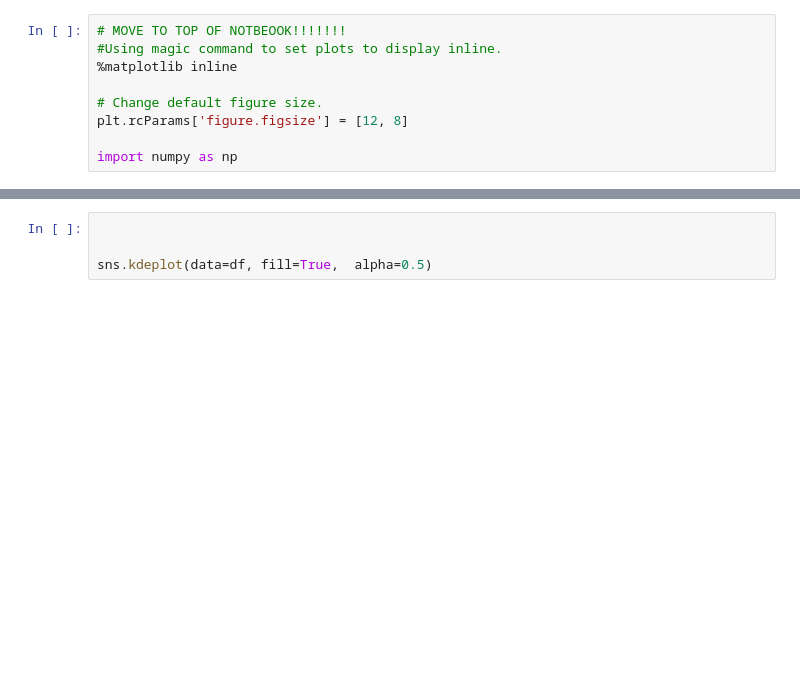
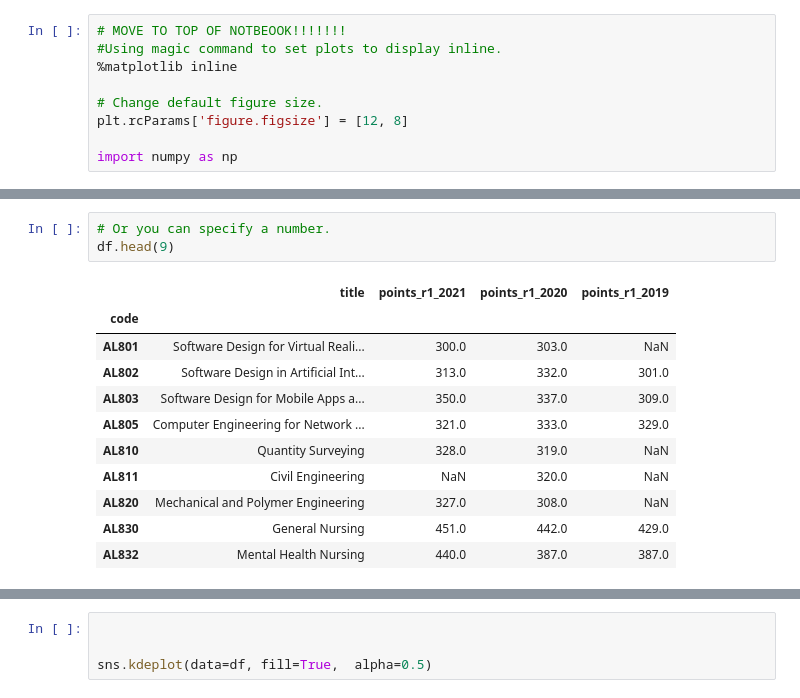
Before and after one commit to SarahMcN25/fundamentals, a Jupyter notebook: cao.ipynb, the cells around one changed output, grey strips where cells are left out. Drawn from its saved outputs; the diff is of its cells as text; blank space fills up the shorter version.

```diff
--- a/cao.ipynb
+++ b/cao.ipynb
@@ -1110,0 +1091,15 @@ df.head()
+# %%
+# Or you can specify a number.
+df.head(9)
+# %% [output]
+|  | title | points_r1_2021 | points_r1_2020 | points_r1_2019 |
+| code |  |  |  |  |
+| AL801 | Software Design for Virtual Reali... | 300.0 | 303.0 | NaN |
+| AL802 | Software Design in Artificial Int... | 313.0 | 332.0 | 301.0 |
+| AL803 | Software Design for Mobile Apps a... | 350.0 | 337.0 | 309.0 |
+| AL805 | Computer Engineering for Network ... | 321.0 | 333.0 | 329.0 |
+| AL810 | Quantity Surveying | 328.0 | 319.0 | NaN |
+| AL811 | Civil Engineering | NaN | 320.0 | NaN |
+| AL820 | Mechanical and Polymer Engineering | 327.0 | 308.0 | NaN |
+| AL830 | General Nursing | 451.0 | 442.0 | 429.0 |
+| AL832 | Mental Health Nursing | 440.0 | 387.0 | 387.0 |
```
Also changed, not shown: parts of 33 cells of this notebook, 10 other files.
